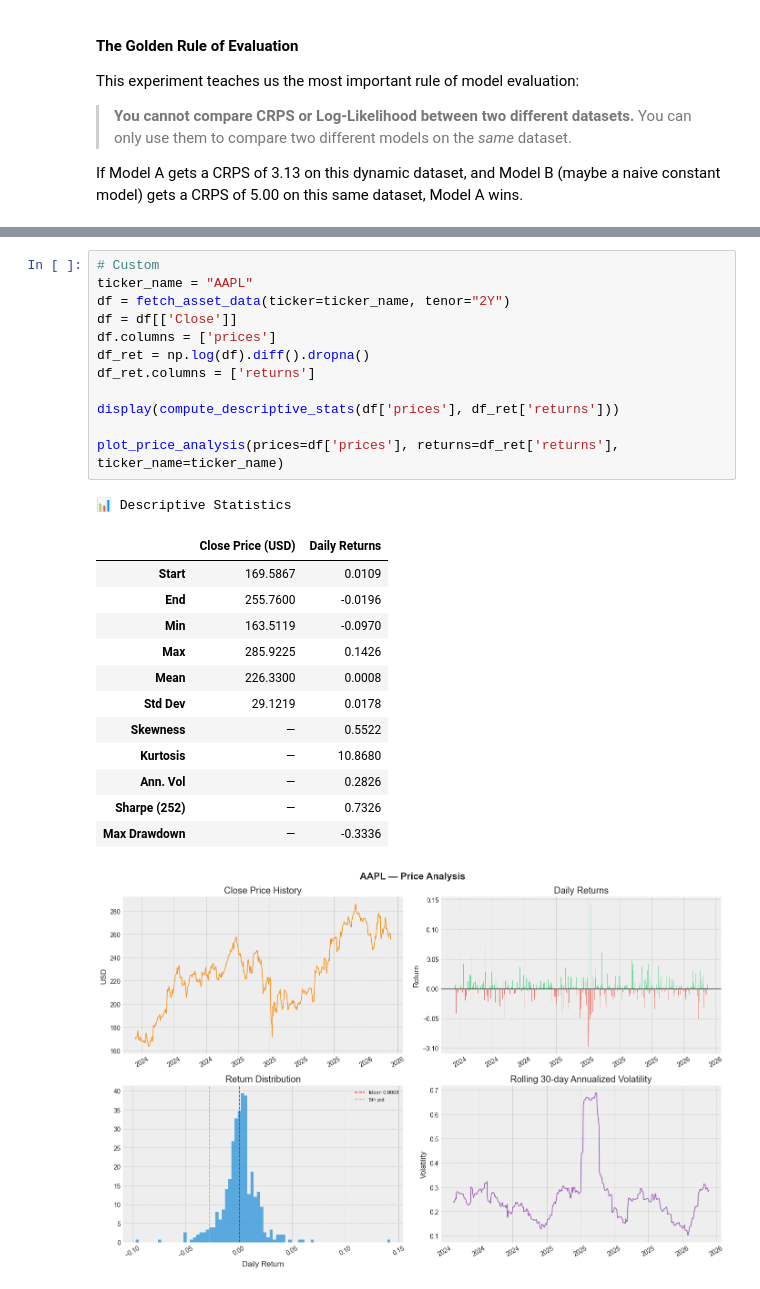
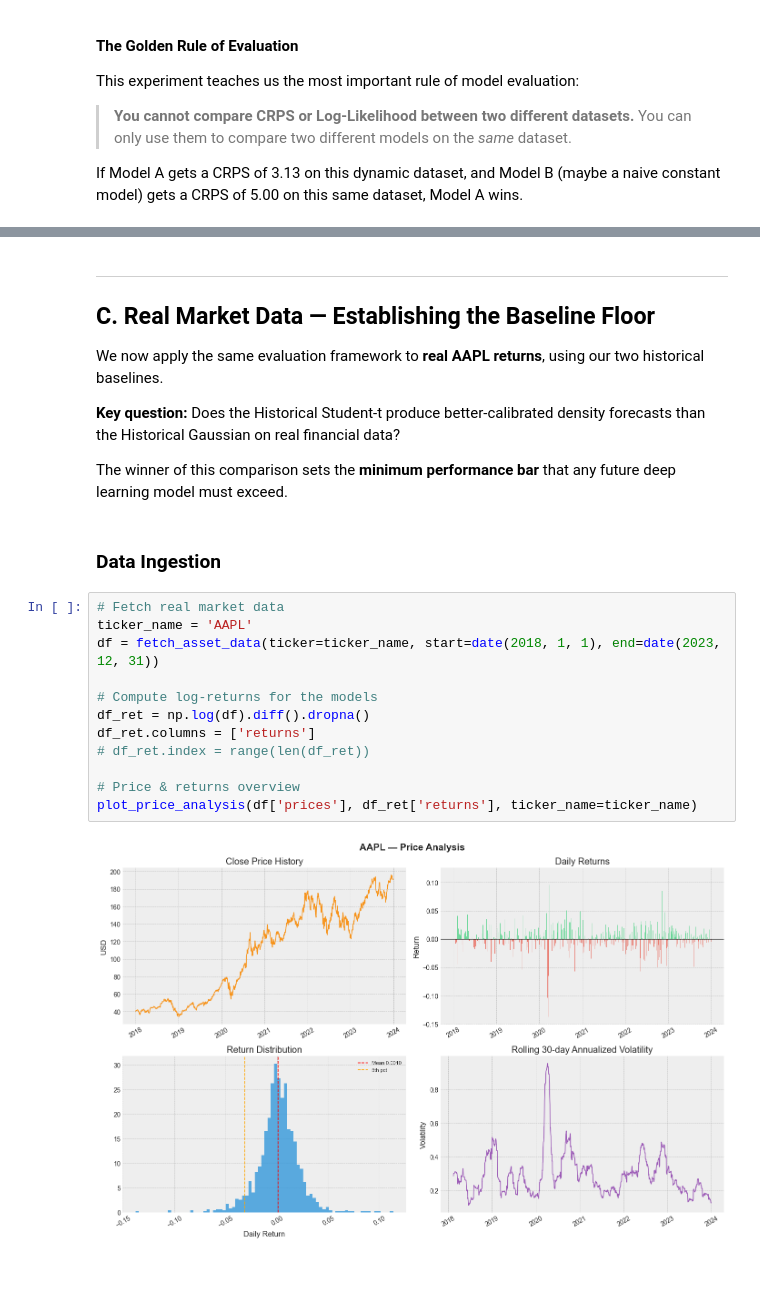
Before and after one commit to amacias-afma/quant-ai-lab, a Jupyter notebook: 02_density_forecasting/notebooks/01_problem_definition_and_baselines.ipynb, the cells around one changed output, grey strips where cells are left out. Saved outputs shown, nothing was run; the diff lists cells and outputs as text.

```diff
--- a/02_density_forecasting/notebooks/01_problem_definition_and_baselines.ipynb
+++ b/02_density_forecasting/notebooks/01_problem_definition_and_baselines.ipynb
@@ -327,27 +428,26 @@ By running these three synthetic environments, we have rigorously validated our
+# %% [markdown]
+---
+
+## C. Real Market Data — Establishing the Baseline Floor
+
+We now apply the same evaluation framework to **real AAPL returns**, using our two historical baselines.
+
+**Key question:** Does the Historical Student-t produce better-calibrated density forecasts than the Historical Gaussian on real financial data?
+
+The winner of this comparison sets the **minimum performance bar** that any future deep learning model must exceed.
+# %% [markdown]
+### Data Ingestion
 # %%
-# Custom
-ticker_name = "AAPL"
-df = fetch_asset_data(ticker=ticker_name, tenor="2Y")
-df = df[['Close']]
-df.columns = ['prices']
+# Fetch real market data
+ticker_name = 'AAPL'
+df = fetch_asset_data(ticker=ticker_name, start=date(2018, 1, 1), end=date(2023, 12, 31))
+
+# Compute log-returns for the models
 df_ret = np.log(df).diff().dropna()
 df_ret.columns = ['returns']
+# df_ret.index = range(len(df_ret))
 
-display(compute_descriptive_stats(df['prices'], df_ret['returns']))
-
-plot_price_analysis(prices=df['prices'], returns=df_ret['returns'], ticker_name=ticker_name)
+# Price & returns overview
+plot_price_analysis(df['prices'], df_ret['returns'], ticker_name=ticker_name)
 # %% [output]
-📊 Descriptive Statistics
-|  | Close Price (USD) | Daily Returns |
-| Start | 169.5867 | 0.0109 |
-| End | 255.7600 | -0.0196 |
-| Min | 163.5119 | -0.0970 |
-| Max | 285.9225 | 0.1426 |
-| Mean | 226.3300 | 0.0008 |
-| Std Dev | 29.1219 | 0.0178 |
-| Skewness | — | 0.5522 |
-| Kurtosis | — | 10.8680 |
-| Ann. Vol | — | 0.2826 |
-| Sharpe (252) | — | 0.7326 |
-| Max Drawdown | — | -0.3336 |
-[figure, old version]
+[figure, new version]
```
Also changed, not shown: parts of 62 cells of this notebook, 5 other files.
